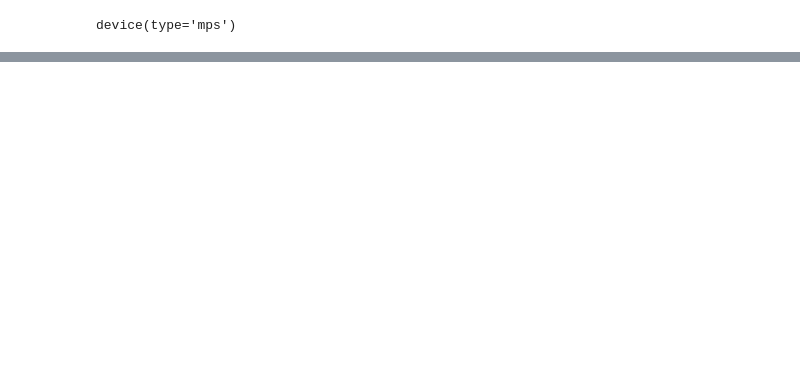
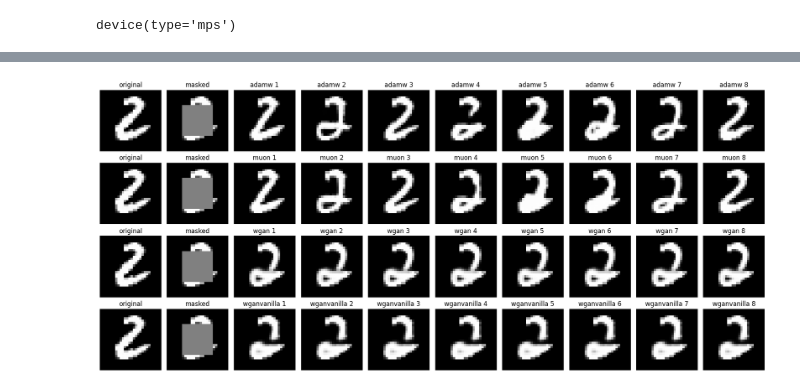
Before and after one commit to az2296/prelim, a Jupyter notebook: mnist/compare_checkpoints.ipynb, the cells around one changed output, grey strips where cells are left out. Cells and saved outputs as stored; diff of their text form; code cells hidden in the pictures; blank space fills up the shorter version.

Commit message:
changed notebook to include gan checkpoints, gan probably needs to be tuned more

```diff
--- a/mnist/compare_checkpoints.ipynb
+++ b/mnist/compare_checkpoints.ipynb
@@ -5,6 +5,8 @@ Loads `adamw.pt` and `muon.pt`, picks one test image, and resamples the masked c
 # %%
 adamw_path = "adamw.pt"
 muon_path = "muon.pt"
+wgan_path = "wgan.pt"
+wganvanilla_path = "wganvanilla.pt"
 # %%
 import torch
 import matplotlib.pyplot as plt
@@ -41,6 +44,24 @@ def load_model(path):
 
 adamw_model, adamw_scheduler, adamw_steps = load_model(adamw_path)
 muon_model, muon_scheduler, muon_steps = load_model(muon_path)
+# %%
+def load_generator(path):
+    checkpoint = torch.load(path, map_location="cpu")
+    args = checkpoint.get("args", {})
+
+    model = Generator(
+        z_dim=args.get("z_dim", 100),
+        base_channels=args.get("base_channels", 64),
+        slope=args.get("leaky_slope", 0.2),
+    ).to(device)
+    model.load_state_dict(checkpoint["ema_generator"])
+    model.eval()
+
+    return model, args.get("z_dim", 100)
+
+
+wgan_model, wgan_z_dim = load_generator(wgan_path)
+wganvanilla_model, wganvanilla_z_dim = load_generator(wganvanilla_path)
 # %%
 def get_test_image(data_seed):
     _, _, test_loader = get_dataloaders(batch_size=1, seed=data_seed)
@@ -94,0 +95,40 @@ plt.tight_layout()
+# %%
+data_seed = 19
+model_seed = 0
+num_times = 8
+x, original = get_test_image(data_seed)
+
+adamw_samples = generate_samples(
+    adamw_model, adamw_scheduler, adamw_steps, x, num_times, model_seed
+)
+muon_samples = generate_samples(
+    muon_model, muon_scheduler, muon_steps, x, num_times, model_seed
+)
+wgan_samples = generate_gan_samples(
+    wgan_model, wgan_z_dim, x, num_times, model_seed
+)
+wganvanilla_samples = generate_gan_samples(
+    wganvanilla_model, wganvanilla_z_dim, x, num_times, model_seed
+)
+
+
+rows = [
+    ("adamw", adamw_samples),
+    ("muon", muon_samples),
+    ("wgan", wgan_samples),
+    ("wganvanilla", wganvanilla_samples),
+]
+
+fig, axes = plt.subplots(
+    len(rows), num_times + 2, figsize=(1.8 * (num_times + 2), 2 * len(rows))
+)
+
+for r, (name, samples) in enumerate(rows):
+    show_image(axes[r, 0], original[0], "original")
+    show_image(axes[r, 1], x[0, :1], "masked")
+    for i in range(num_times):
+        show_image(axes[r, i + 2], samples[i], f"{name} {i + 1}")
+
+plt.tight_layout()
+# %% [output]
+[figure, added]
```
Also changed, not shown: parts of 5 cells of this notebook, 3 other files.
